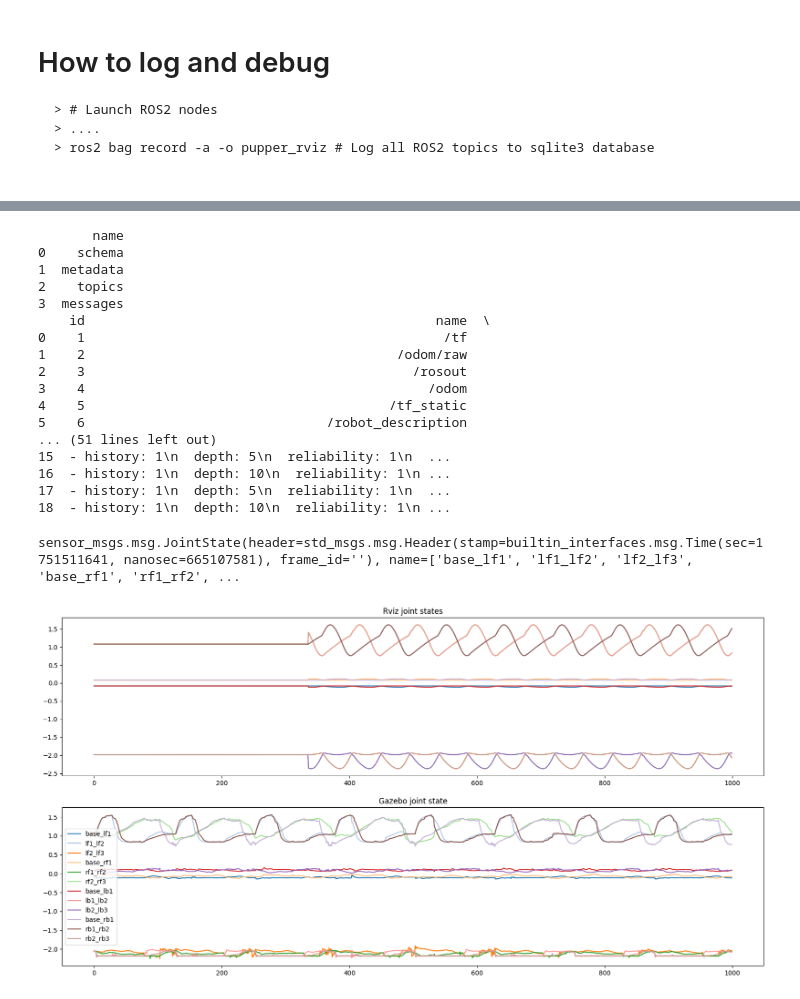
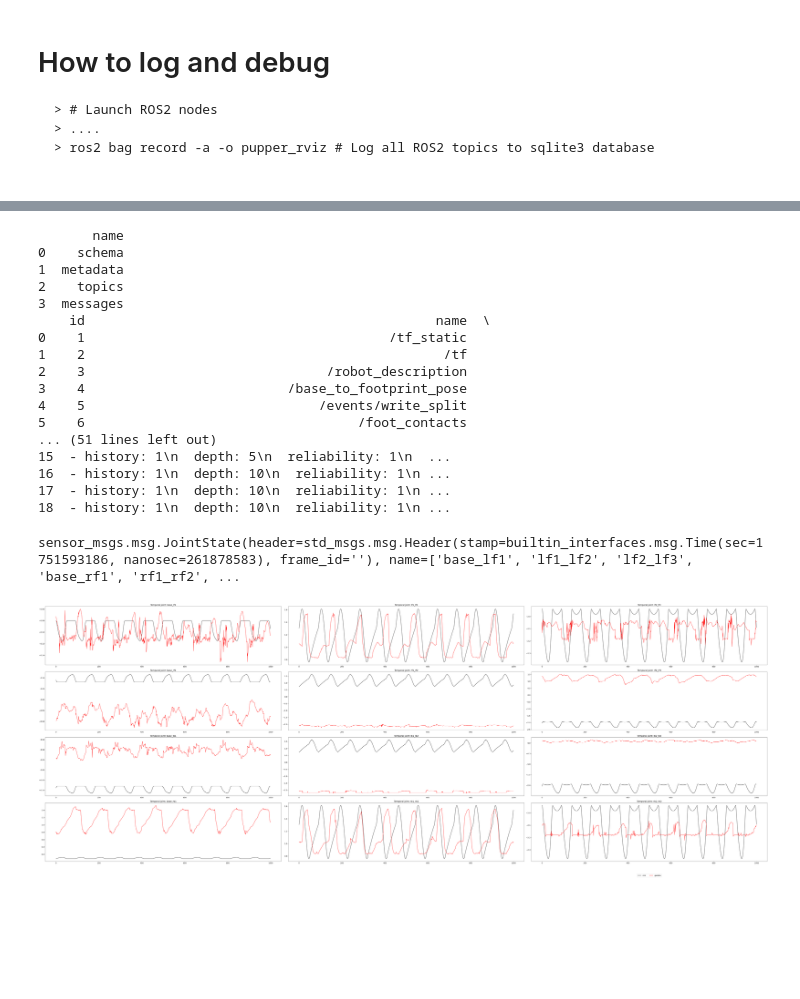
Before and after one commit to ais-lab/ais-pupper, a Jupyter notebook: eda/servo.ipynb, the cells around one changed output, grey strips where cells are left out. Saved outputs shown, nothing was run; the diff lists cells and outputs as text; code cells hidden in the pictures; blank space fills up the shorter version.

```diff
--- a/eda/servo.ipynb
+++ b/eda/servo.ipynb
@@ -50,8 +50,8 @@ from rosidl_runtime_py.utilities import get_message
 from rclpy.serialization import deserialize_message
 
 # get joint_states
-gaze_joint_states = pd.read_sql_query("SELECT * FROM messages WHERE topic_id=22", conn)
-data = joint_states['data'].iloc[0]
+gaze_joint_states = pd.read_sql_query("SELECT * FROM messages WHERE topic_id=17", conn)
+gaze_data = gaze_joint_states['data'].iloc[0]
 
 def get_joint_names(d):
     return parse_joint(d).name
@@ -63,14 +63,14 @@ def parse_joint(d, idx=0):
     msg = deserialize_message(d, msg_type)
     return msg
 
-print(parse_joint(data))
+print(parse_joint(gaze_data))
 
 from matplotlib import pyplot as plt
 
 fig, axes = plt.subplots(1, 1, figsize=(20, 10))
 
 for j_id, j_name in enumerate(get_joint_names(gaze_data)):
-    value = joint_states['data'].apply(lambda x: float(parse_joint(x).position[j_id]))
+    value = gaze_joint_states['data'].apply(lambda x: float(parse_joint(x).position[j_id]))
     axes.plot(value, label=j_name)
 
 # axes.plot(joint_states['data'].apply(lambda x: float(parse_joint(x, 0))))
@@ -86,6 +86,6 @@ sensor_msgs.msg.JointState(header=std_msgs.msg.Header(stamp=builtin_interfaces.m
 # %%
-gazebo_data = "../../../ros2_log/pupper_rviz/pupper_rviz_0.db3"
-conn = sqlite3.connect(gazebo_data)
+rviz_data = "../../../ros2_log/pupper_rviz/pupper_rviz_0.db3"
+conn = sqlite3.connect(rviz_data)
 
 tables = pd.read_sql_query("SELECT name FROM sqlite_master WHERE type='table';", conn)
 
@@ -106,60 +106,65 @@ print(topics)
 2    topics
 3  messages
     id                                             name  \
-0    1                                              /tf
-1    2                                        /odom/raw
-2    3                                          /rosout
-3    4                                            /odom
-4    5                                       /tf_static
-5    6                               /robot_description
+0    1                                       /tf_static
+1    2                                              /tf
+2    3                               /robot_description
+3    4                          /base_to_footprint_pose
+4    5                              /events/write_split
+5    6                                   /foot_contacts
 ... (51 lines left out)
 15  - history: 1\n  depth: 5\n  reliability: 1\n  ...
 16  - history: 1\n  depth: 10\n  reliability: 1\n ...
-17  - history: 1\n  depth: 5\n  reliability: 1\n  ...
+17  - history: 1\n  depth: 10\n  reliability: 1\n ...
 18  - history: 1\n  depth: 10\n  reliability: 1\n ...
 # %%
 import matplotlib.cm as cm # For colormaps
+import numpy as np
+# get joint_states
+joint_states = pd.read_sql_query("SELECT * FROM messages WHERE topic_id=18", conn)
+data = joint_states['data'].iloc[0]
 
-# get joint_states
-joint_states = pd.read_sql_query("SELECT * FROM messages WHERE topic_id=14", conn)
-data = joint_states['data'].iloc[0]
-colors_tab20 = [cm.tab20(i) for i in range(12)]
-
+cmap = cm.get_cmap('tab20c')
+colors_tab20 = [cmap(i) for i in range(12)]
+plt.rcParams.update({'font.size': 14})
 
 def get_joint_names(d):
     return parse_joint(d).name
 
 def parse_joint(d, idx=0):
     # Get the message class from the type string
     msg_type = get_message("sensor_msgs/msg/JointState")
     # Deserialize the message
     msg = deserialize_message(d, msg_type)
     return msg
 
 print(parse_joint(data))
 
 from matplotlib import pyplot as plt
 
-fig, axes = plt.subplots(2, 1, figsize=(20, 10))
+fig, axes = plt.subplots(4, 3, figsize=(80, 30))
 
 for j_id, j_name in enumerate(get_joint_names(data)):
+    row_id = j_id // 3
+    col_id = j_id % 3
     value_gz = gaze_joint_states['data'].apply(lambda x: float(parse_joint(x).position[j_id]))
     value = joint_states['data'].apply(lambda x: float(parse_joint(x).position[j_id]))
-    axes[0].set_title("Rviz joint states")
-    axes[0].plot(value[:1000], label=j_name, c=colors_tab20[j_id])
+    axes[row_id, col_id].set_title("Temporal joint: " + j_name)
+    axes[row_id, col_id].plot(np.arange(1000),value[1000:2000], label="rviz", c="black")
 
-    axes[1].set_title("Gazebo joint state")
-    axes[1].plot(value_gz[:1000], label=j_name, c=colors_tab20[j_id])
-    plt.legend()
+    axes[row_id, col_id].plot(np.arange(1000),value_gz[1000:2000], label="gazebo", c="red")
 
+
+plt.legend(loc='upper center', bbox_to_anchor=(0.5, -0.2), ncol=6)
 # axes.plot(joint_states['data'].apply(lambda x: float(parse_joint(x, 0))))
 # axes.plot(joint_states['data'].apply(lambda x: float(parse_joint(x, 1))))
 # axes.plot(joint_states['data'].apply(lambda x: float(parse_joint(x, 2))))
 # axes.plot(joint_states['data'].apply(lambda x: float(parse_joint(x, 3))))
 
+fig.tight_layout()
 plt.plot()
 
 plt.savefig("servo_hist.png")
 # %% [output]
-sensor_msgs.msg.JointState(header=std_msgs.msg.Header(stamp=builtin_interfaces.msg.Time(sec=1751511641, nanosec=665107581), frame_id=''), name=['base_lf1', 'lf1_lf2', 'lf2_lf3', 'base_rf1', 'rf1_rf2', ...
+sensor_msgs.msg.JointState(header=std_msgs.msg.Header(stamp=builtin_interfaces.msg.Time(sec=1751593186, nanosec=261878583), frame_id=''), name=['base_lf1', 'lf1_lf2', 'lf2_lf3', 'base_rf1', 'rf1_rf2', ...
-[figure, old version]
+[figure, new version]
```
Also changed, not shown: parts of 3 cells of this notebook, 2 other files.
